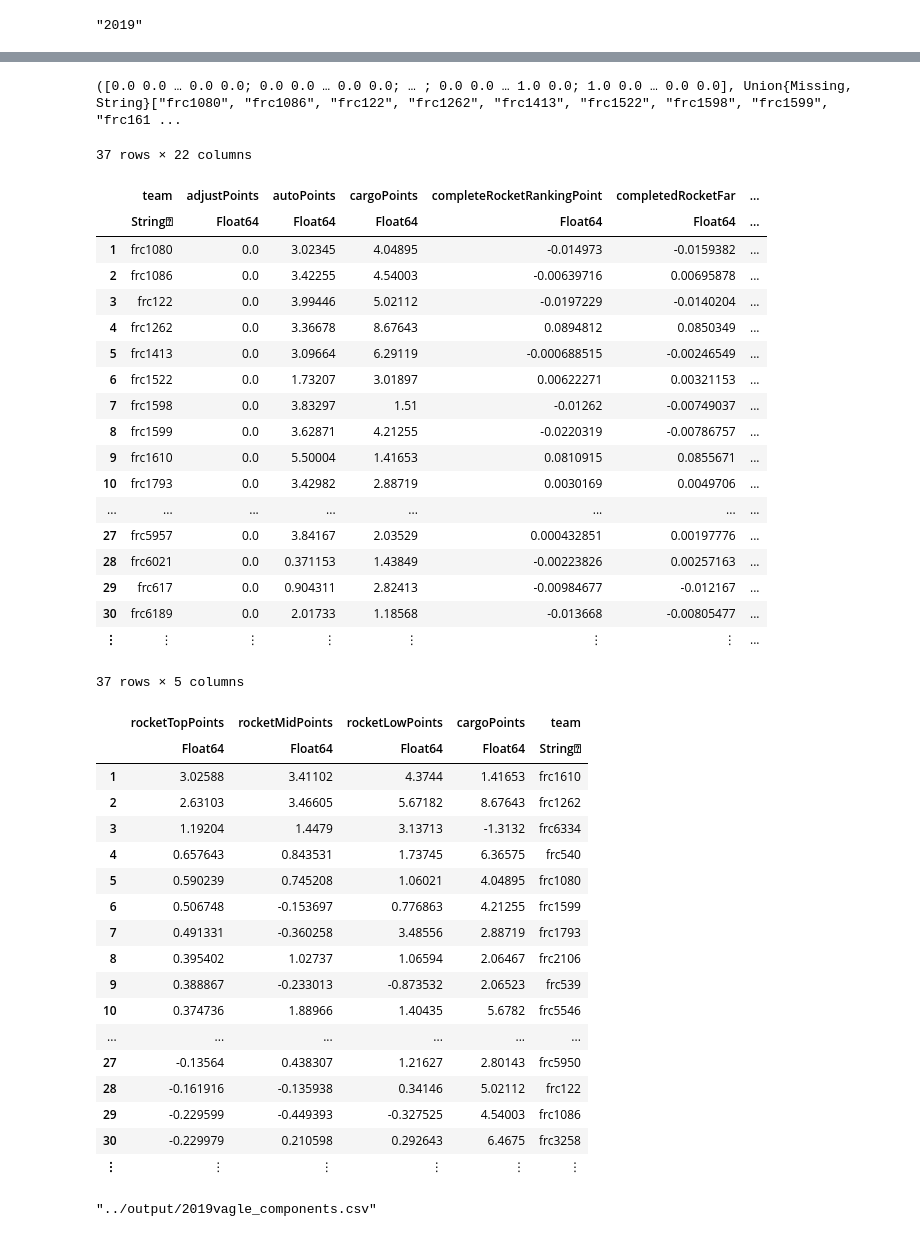
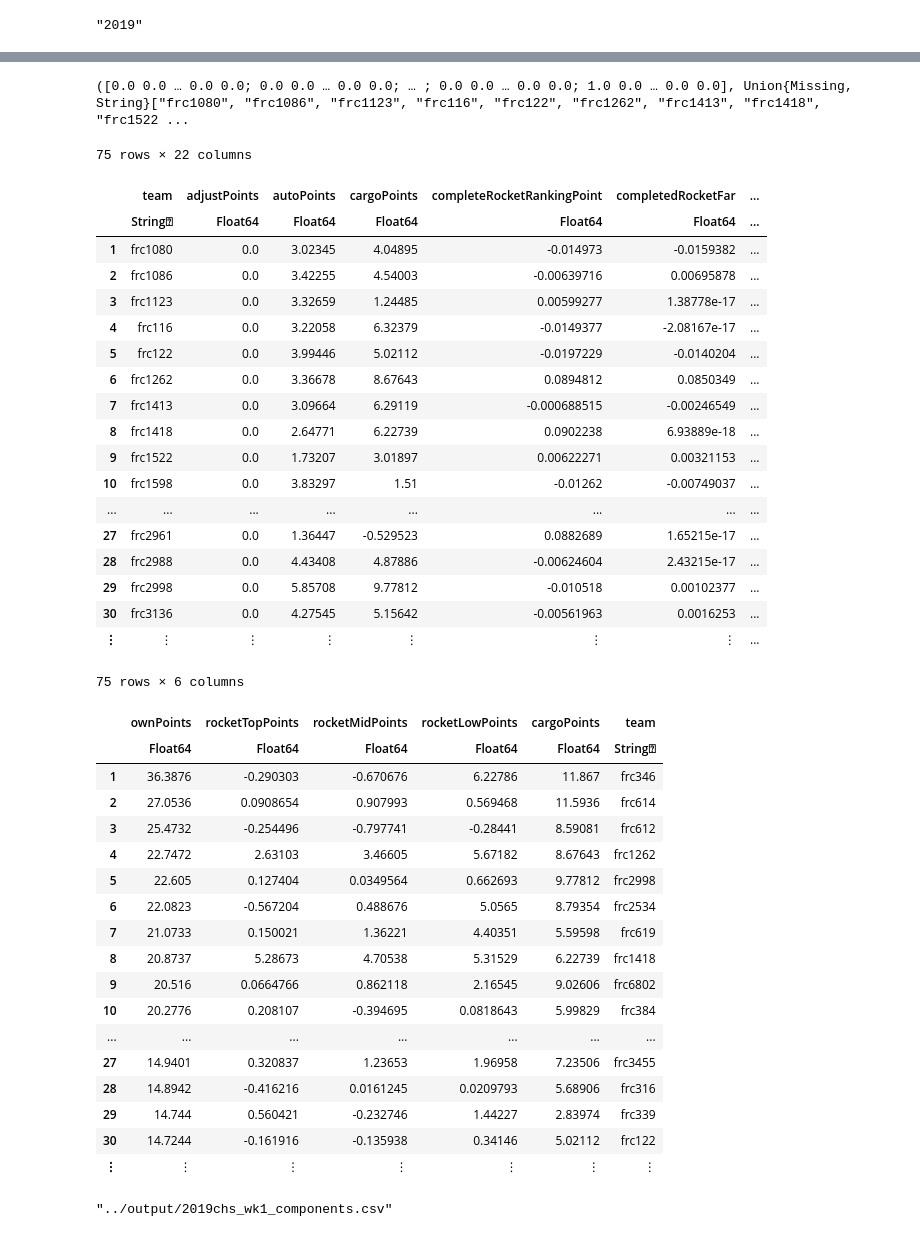
Before and after one commit to Thing342/frc-stats-workbench, a Jupyter notebook: notebooks/components.ipynb, the cells around one changed output, grey strips where cells are left out. Saved outputs shown, nothing was run; the diff lists cells and outputs as text; code cells hidden in the pictures.

```diff
--- a/notebooks/components.ipynb
+++ b/notebooks/components.ipynb
@@ -18,7 +18,7 @@ WARNING: redefining constant LinearRegression
 WARNING: redefining constant ElasticNet
 PyObject <class 'sklearn.linear_model.coordinate_descent.ElasticNet'>
 # %%
-KEY = "2019vagle"
+KEY = "2019chs_wk1"
 YEAR = "2019"
 # %% [output]
 "2019"
@@ -66,13 +66,16 @@ scores[:ownPoints] = scores.totalPoints .- scores.foulPoints .- (3 .* scores.fou
 # %%
 scores_train = @linq scores |> where(:level .== "qm")
 teams_train = @linq teams |> where(:level .== "qm")
+
+#scores_train = scores
+#teams_train = teams
 
 scores_test = @linq scores |> where(:level .!= "qm")
 teams_test = @linq teams |> where(:level .!= "qm")
 
 (ß, teamnums, teamindex) = Lib.opr_ß(scores_train, teams_train ; shortevent = true)
 # %% [output]
-([0.0 0.0 … 0.0 0.0; 0.0 0.0 … 0.0 0.0; … ; 0.0 0.0 … 1.0 0.0; 1.0 0.0 … 0.0 0.0], Union{Missing, String}["frc1080", "frc1086", "frc122", "frc1262", "frc1413", "frc1522", "frc1598", "frc1599", "frc161 ...
+([0.0 0.0 … 0.0 0.0; 0.0 0.0 … 0.0 0.0; … ; 0.0 0.0 … 0.0 0.0; 1.0 0.0 … 0.0 0.0], Union{Missing, String}["frc1080", "frc1086", "frc1123", "frc116", "frc122", "frc1262", "frc1413", "frc1418", "frc1522 ...
 # %%
 model = LinearRegression(fit_intercept=false)
 components = DataFrame([teamnums], [:team])
@@ -84,50 +87,50 @@ for col in Lib.numeric_col_names(scores_train)
 end
 components
 # %% [output]
-37 rows × 22 columns
+75 rows × 22 columns
 |  | team | adjustPoints | autoPoints | cargoPoints | completeRocketRankingPoint | completedRocketFar | ... |
 |  | String⍰ | Float64 | Float64 | Float64 | Float64 | Float64 | ... |
 | 1 | frc1080 | 0.0 | 3.02345 | 4.04895 | -0.014973 | -0.0159382 | ... |
 | 2 | frc1086 | 0.0 | 3.42255 | 4.54003 | -0.00639716 | 0.00695878 | ... |
-| 3 | frc122 | 0.0 | 3.99446 | 5.02112 | -0.0197229 | -0.0140204 | ... |
-| 4 | frc1262 | 0.0 | 3.36678 | 8.67643 | 0.0894812 | 0.0850349 | ... |
-| 5 | frc1413 | 0.0 | 3.09664 | 6.29119 | -0.000688515 | -0.00246549 | ... |
-| 6 | frc1522 | 0.0 | 1.73207 | 3.01897 | 0.00622271 | 0.00321153 | ... |
-| 7 | frc1598 | 0.0 | 3.83297 | 1.51 | -0.01262 | -0.00749037 | ... |
-| 8 | frc1599 | 0.0 | 3.62871 | 4.21255 | -0.0220319 | -0.00786757 | ... |
-| 9 | frc1610 | 0.0 | 5.50004 | 1.41653 | 0.0810915 | 0.0855671 | ... |
-| 10 | frc1793 | 0.0 | 3.42982 | 2.88719 | 0.0030169 | 0.0049706 | ... |
+| 3 | frc1123 | 0.0 | 3.32659 | 1.24485 | 0.00599277 | 1.38778e-17 | ... |
+| 4 | frc116 | 0.0 | 3.22058 | 6.32379 | -0.0149377 | -2.08167e-17 | ... |
+| 5 | frc122 | 0.0 | 3.99446 | 5.02112 | -0.0197229 | -0.0140204 | ... |
+| 6 | frc1262 | 0.0 | 3.36678 | 8.67643 | 0.0894812 | 0.0850349 | ... |
+| 7 | frc1413 | 0.0 | 3.09664 | 6.29119 | -0.000688515 | -0.00246549 | ... |
+| 8 | frc1418 | 0.0 | 2.64771 | 6.22739 | 0.0902238 | 6.93889e-18 | ... |
+| 9 | frc1522 | 0.0 | 1.73207 | 3.01897 | 0.00622271 | 0.00321153 | ... |
+| 10 | frc1598 | 0.0 | 3.83297 | 1.51 | -0.01262 | -0.00749037 | ... |
 | ... | ... | ... | ... | ... | ... | ... | ... |
-| 27 | frc5957 | 0.0 | 3.84167 | 2.03529 | 0.000432851 | 0.00197776 | ... |
-| 28 | frc6021 | 0.0 | 0.371153 | 1.43849 | -0.00223826 | 0.00257163 | ... |
-| 29 | frc617 | 0.0 | 0.904311 | 2.82413 | -0.00984677 | -0.012167 | ... |
-| 30 | frc6189 | 0.0 | 2.01733 | 1.18568 | -0.013668 | -0.00805477 | ... |
+| 27 | frc2961 | 0.0 | 1.36447 | -0.529523 | 0.0882689 | 1.65215e-17 | ... |
+| 28 | frc2988 | 0.0 | 4.43408 | 4.87886 | -0.00624604 | 2.43215e-17 | ... |
+| 29 | frc2998 | 0.0 | 5.85708 | 9.77812 | -0.010518 | 0.00102377 | ... |
+| 30 | frc3136 | 0.0 | 4.27545 | 5.15642 | -0.00561963 | 0.0016253 | ... |
 | ⋮ | ⋮ | ⋮ | ⋮ | ⋮ | ⋮ | ⋮ | ... |
 # %%
-colname = [:rocketTopPoints, :rocketMidPoints, :rocketLowPoints, :cargoPoints, :team]
+colname = [:ownPoints, :rocketTopPoints, :rocketMidPoints, :rocketLowPoints, :cargoPoints, :team]
 sort(components, colname, rev=true)[colname]
 # %% [output]
-37 rows × 5 columns
+75 rows × 6 columns
-|  | rocketTopPoints | rocketMidPoints | rocketLowPoints | cargoPoints | team |
-|  | Float64 | Float64 | Float64 | Float64 | String⍰ |
-| 1 | 3.02588 | 3.41102 | 4.3744 | 1.41653 | frc1610 |
-| 2 | 2.63103 | 3.46605 | 5.67182 | 8.67643 | frc1262 |
-| 3 | 1.19204 | 1.4479 | 3.13713 | -1.3132 | frc6334 |
-| 4 | 0.657643 | 0.843531 | 1.73745 | 6.36575 | frc540 |
-| 5 | 0.590239 | 0.745208 | 1.06021 | 4.04895 | frc1080 |
-| 6 | 0.506748 | -0.153697 | 0.776863 | 4.21255 | frc1599 |
-| 7 | 0.491331 | -0.360258 | 3.48556 | 2.88719 | frc1793 |
-| 8 | 0.395402 | 1.02737 | 1.06594 | 2.06467 | frc2106 |
-| 9 | 0.388867 | -0.233013 | -0.873532 | 2.06523 | frc539 |
-| 10 | 0.374736 | 1.88966 | 1.40435 | 5.6782 | frc5546 |
-| ... | ... | ... | ... | ... | ... |
-| 27 | -0.13564 | 0.438307 | 1.21627 | 2.80143 | frc5950 |
-| 28 | -0.161916 | -0.135938 | 0.34146 | 5.02112 | frc122 |
-| 29 | -0.229599 | -0.449393 | -0.327525 | 4.54003 | frc1086 |
-| 30 | -0.229979 | 0.210598 | 0.292643 | 6.4675 | frc3258 |
-| ⋮ | ⋮ | ⋮ | ⋮ | ⋮ | ⋮ |
+|  | ownPoints | rocketTopPoints | rocketMidPoints | rocketLowPoints | cargoPoints | team |
+|  | Float64 | Float64 | Float64 | Float64 | Float64 | String⍰ |
+| 1 | 36.3876 | -0.290303 | -0.670676 | 6.22786 | 11.867 | frc346 |
+| 2 | 27.0536 | 0.0908654 | 0.907993 | 0.569468 | 11.5936 | frc614 |
+| 3 | 25.4732 | -0.254496 | -0.797741 | -0.28441 | 8.59081 | frc612 |
+| 4 | 22.7472 | 2.63103 | 3.46605 | 5.67182 | 8.67643 | frc1262 |
+| 5 | 22.605 | 0.127404 | 0.0349564 | 0.662693 | 9.77812 | frc2998 |
+| 6 | 22.0823 | -0.567204 | 0.488676 | 5.0565 | 8.79354 | frc2534 |
+| 7 | 21.0733 | 0.150021 | 1.36221 | 4.40351 | 5.59598 | frc619 |
+| 8 | 20.8737 | 5.28673 | 4.70538 | 5.31529 | 6.22739 | frc1418 |
+| 9 | 20.516 | 0.0664766 | 0.862118 | 2.16545 | 9.02606 | frc6802 |
+| 10 | 20.2776 | 0.208107 | -0.394695 | 0.0818643 | 5.99829 | frc384 |
+| ... | ... | ... | ... | ... | ... | ... |
+| 27 | 14.9401 | 0.320837 | 1.23653 | 1.96958 | 7.23506 | frc3455 |
+| 28 | 14.8942 | -0.416216 | 0.0161245 | 0.0209793 | 5.68906 | frc316 |
+| 29 | 14.744 | 0.560421 | -0.232746 | 1.44227 | 2.83974 | frc339 |
+| 30 | 14.7244 | -0.161916 | -0.135938 | 0.34146 | 5.02112 | frc122 |
+| ⋮ | ⋮ | ⋮ | ⋮ | ⋮ | ⋮ | ⋮ |
 # %%
 using CSV
 CSV.write("../output/$(KEY)_components.csv", components)
 # %% [output]
-"../output/2019vagle_components.csv"
+"../output/2019chs_wk1_components.csv"
```
Also changed, not shown: parts of 2 cells of this notebook, 10 other files.
